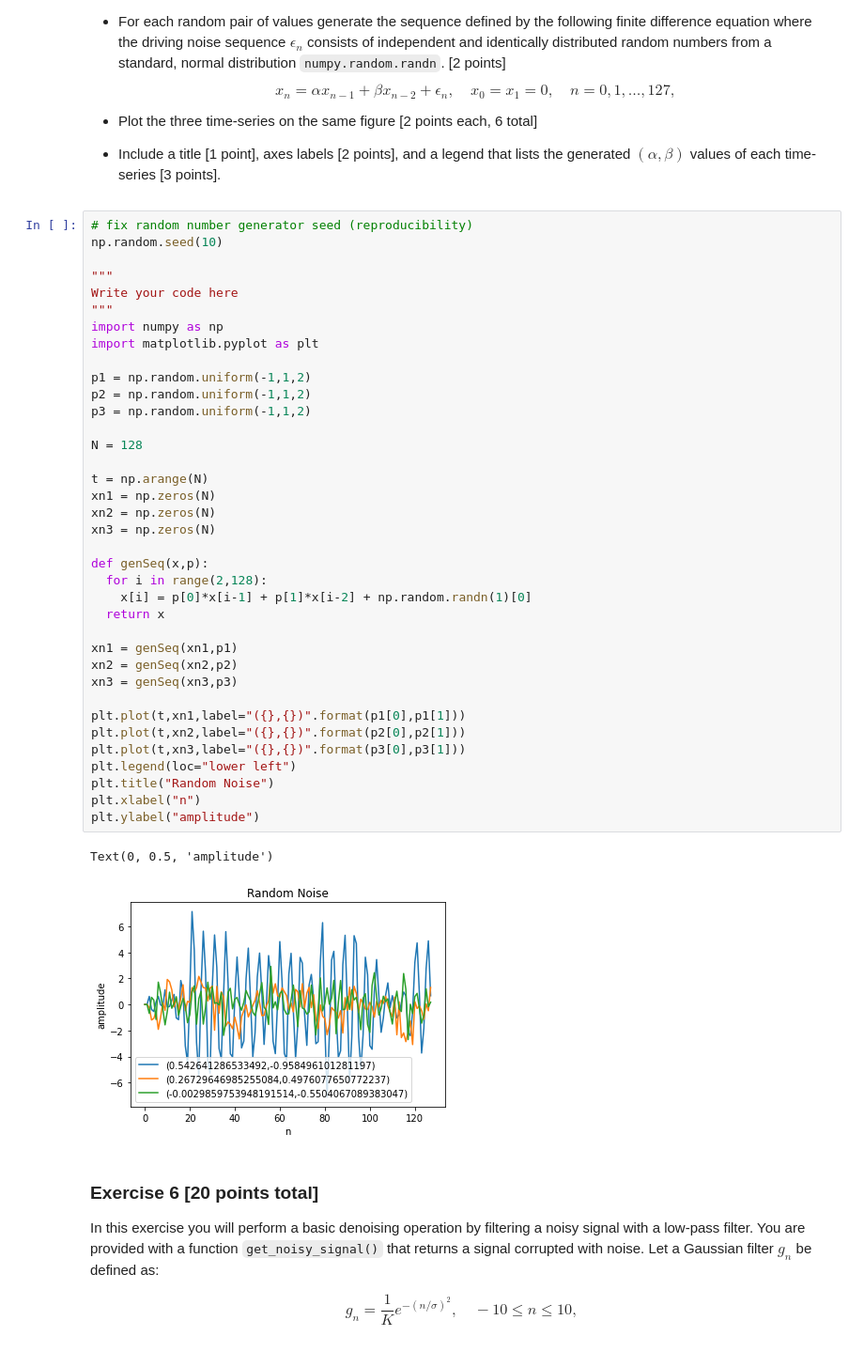
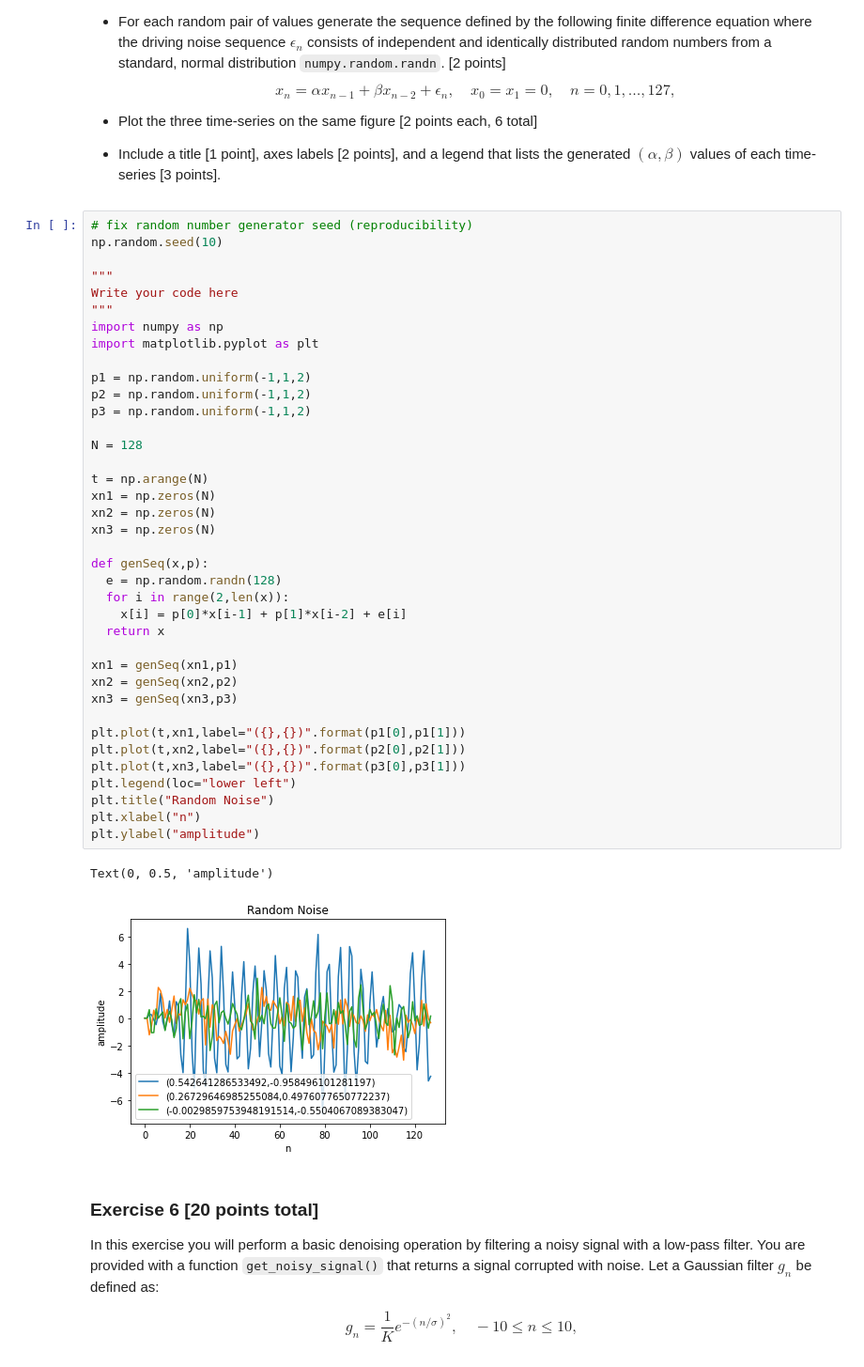
Before and after one commit to atang24/bmds, a Jupyter notebook: prelab1.ipynb, the cells around one changed output. Shown: that part at 94% size. Drawn from its saved outputs; the diff is of its cells as text.

```diff
--- a/prelab1.ipynb
+++ b/prelab1.ipynb
@@ -406,36 +406,37 @@ Write your code here
 import numpy as np
 import matplotlib.pyplot as plt
 
 p1 = np.random.uniform(-1,1,2)
 p2 = np.random.uniform(-1,1,2)
 p3 = np.random.uniform(-1,1,2)
 
 N = 128
 
 t = np.arange(N)
 xn1 = np.zeros(N)
 xn2 = np.zeros(N)
 xn3 = np.zeros(N)
 
 def genSeq(x,p):
-  for i in range(2,128):
-    x[i] = p[0]*x[i-1] + p[1]*x[i-2] + np.random.randn(1)[0]
+  e = np.random.randn(128)
+  for i in range(2,len(x)):
+    x[i] = p[0]*x[i-1] + p[1]*x[i-2] + e[i]
   return x
 
 xn1 = genSeq(xn1,p1)
 xn2 = genSeq(xn2,p2)
 xn3 = genSeq(xn3,p3)
 
 plt.plot(t,xn1,label="({},{})".format(p1[0],p1[1]))
 plt.plot(t,xn2,label="({},{})".format(p2[0],p2[1]))
 plt.plot(t,xn3,label="({},{})".format(p3[0],p3[1]))
 plt.legend(loc="lower left")
 plt.title("Random Noise")
 plt.xlabel("n")
 plt.ylabel("amplitude")
 # %% [output]
 Text(0, 0.5, 'amplitude')
-[figure, old version]
+[figure, new version]
 # %% [markdown]
 ### **Exercise 6 [20 points total]**
 In this exercise you will perform a basic denoising operation by filtering a noisy signal with a low-pass filter. You are provided with a function `get_noisy_signal()` that returns a signal corrupted with noise. Let a Gaussian filter $g_n$ be defined as:
```
Also changed, not shown: parts of 1 cell of this notebook.
